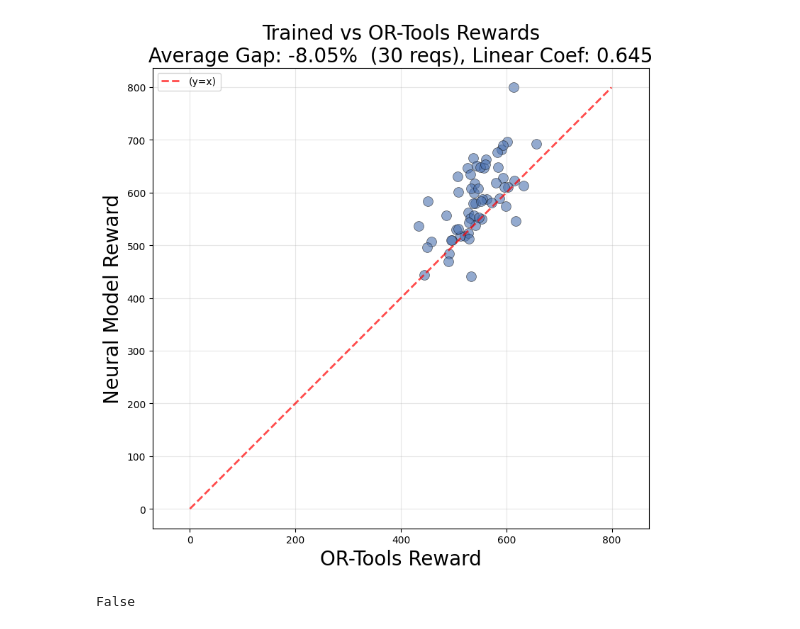
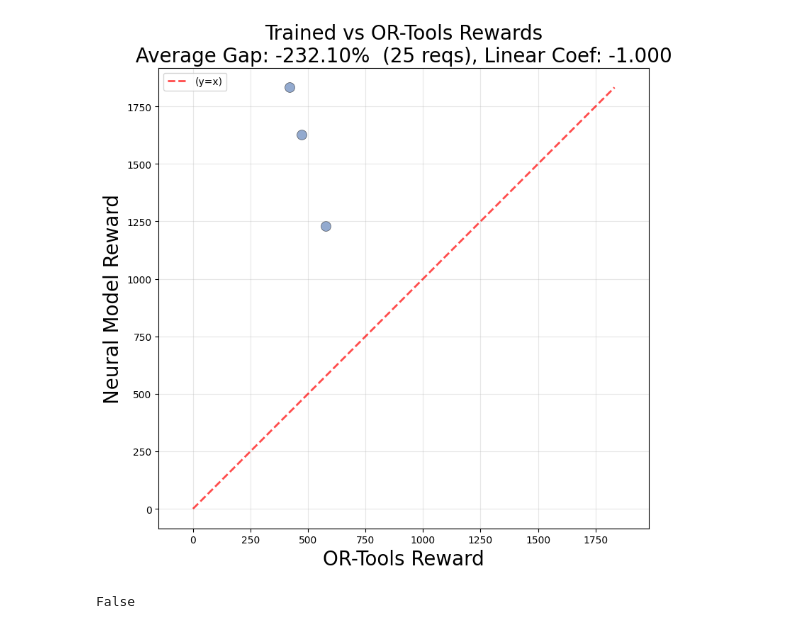
Before and after one commit to LowenJiang/llm-darp, a Jupyter notebook: rl4co/examples/performance_compare.ipynb, the cells around one changed output. Drawn from its saved outputs; the diff is of its cells as text; code cells hidden in the pictures.

```diff
--- a/rl4co/examples/performance_compare.ipynb
+++ b/rl4co/examples/performance_compare.ipynb
@@ -41,0 +59,2 @@ test_file not set. Generating dataset instead
+# %%
+model = REINFORCE.load_from_checkpoint("/Users/jiangwolin/Downloads/llm-darp-main/checkpoints/sf_newenv_3/epoch_epoch=062.ckpt", env=env)
@@ -41,0 +69,2 @@ test_file not set. Generating dataset instead
+# %%
+trained_policy = model.policy
@@ -50,9 +89,9 @@ device = 'cpu'
 
 td_init = PDPTWEnv(generator_params={"num_customers":30}).reset(batch_size=[1]).to(device)
 
-trained_policy = model_checkpoint.policy.to(device)
+#trained_policy = model_checkpoint.policy.to(device)
 
-trained_out = trained_policy(td_init.clone(), phase="test", decode_type="sampling", return_actions=True)
+trained_out = trained_policy(td_init.clone(), phase="test", decode_type="greedy", return_actions=True)
 untrained_out = untrained_policy(td_init.clone(), phase="test", decode_type="sampling", return_actions=True)
 
 actions_trained = trained_out['actions'].cpu().detach()
@@ -104,11 +143,11 @@ from tqdm import tqdm
 
 records = {}
 
-for i in tqdm(range(10, 31, 5)):
+for i in tqdm(range(25, 26, 5)):
     or_tools = []
     neural = []
 
-    for j in tqdm(range(60)):  # Each instance run for j times
+    for j in tqdm(range(3)):  # Each instance run for j times
         td_init = PDPTWEnv(generator_params={"num_customers": i}).reset(batch_size=[1]).to(device)
 
         neural_out = trained_policy(
@@ -160,7 +184,7 @@ import torch
 import numpy as np
 import matplotlib.pyplot as plt
 from scipy import stats
-reqs = 30
+reqs = 25
 
 # Prepare data
 trained_rewards = np.array(records[f"{reqs} req"]["neural"])
@@ -185,34 +209,34 @@ plt.scatter(
     linewidth=0.5
 )
 
 # Add diagonal reference line
 min_val = min(or_rewards.min(), trained_rewards.min())
 max_val = max(or_rewards.max(), trained_rewards.max())
 plt.plot(
     [0, max_val],
     [0, max_val],
     'r--',
     linewidth=2,
     label='(y=x)',
     alpha=0.7
 )
 
 # Labels and title
 plt.xlabel("OR-Tools Reward", fontsize=20)
 plt.ylabel("Neural Model Reward", fontsize=20)
 plt.legend()
 plt.grid(True, alpha=0.3)
 plt.axis('equal')
 
 # Mean optimality gap (only for valid points)
 gap = np.mean((or_rewards - trained_rewards) / np.abs(or_rewards)) * 100
 slope, intercept, r_value, p_value, std_err = stats.linregress(or_rewards, trained_rewards)
 plt.title(f"Trained vs OR-Tools Rewards\n Average Gap: {gap:.2f}%  ({reqs} reqs), Linear Coef: {r_value:.3f} ",fontsize=20)
 
 plt.tight_layout()
 plt.show()
 # %% [output]
-[figure, old version]
+[figure, new version]
 # %%
 def check_pairwise_validity(seq: torch.Tensor) -> bool:
     """
```
Also changed, not shown: parts of 8 cells of this notebook, 11 other files.
